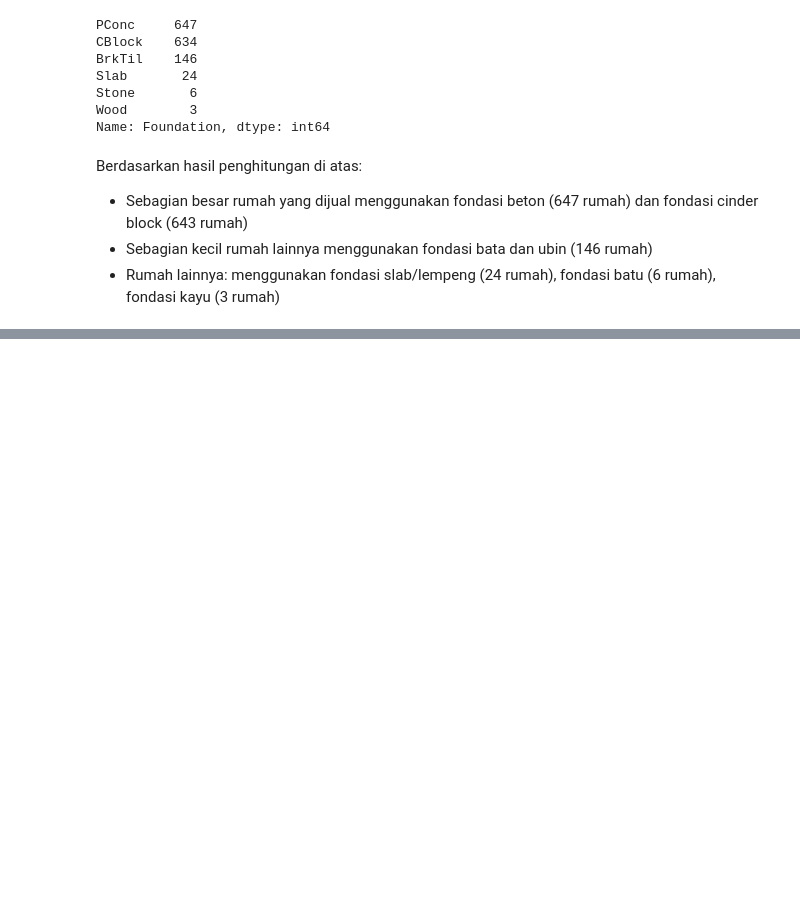
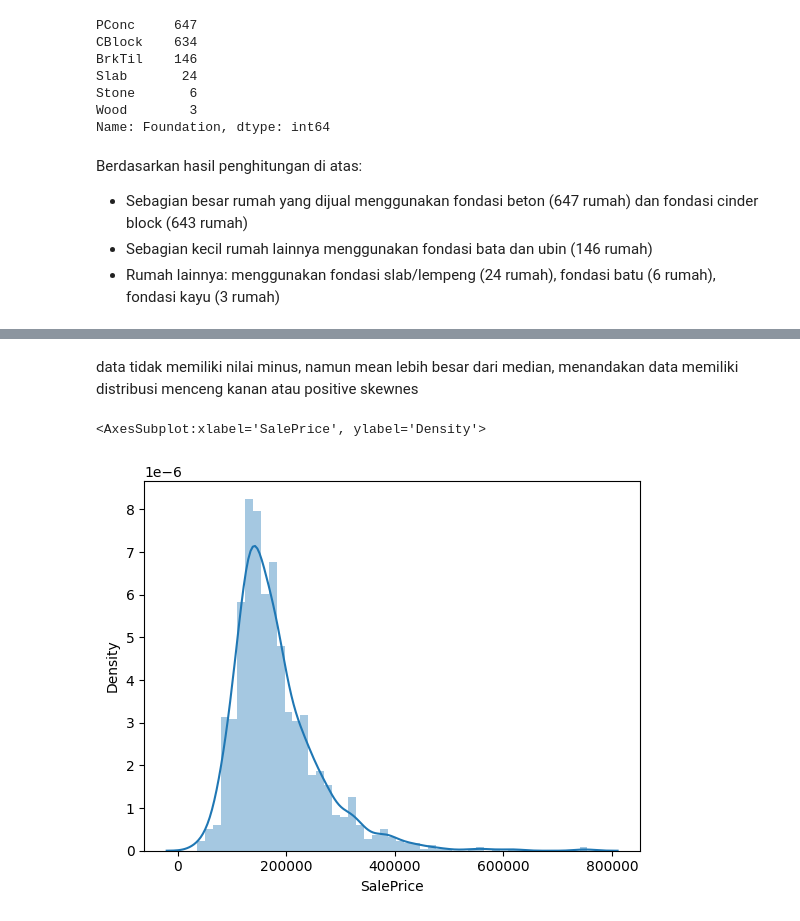
Before and after one commit to rifqinadzori/Basic_Visualization, a Jupyter notebook: Basic_Visual.ipynb, the cells around one changed output, grey strips where cells are left out. Drawn from its saved outputs; the diff is of its cells as text; code cells hidden in the pictures; blank space fills up the shorter version.

```diff
--- a/Basic_Visual.ipynb
+++ b/Basic_Visual.ipynb
@@ -113,0 +116,7 @@ plt.pie(df['Foundation'].value_counts())
+# %% [markdown]
+data tidak memiliki nilai minus, namun mean lebih besar dari median, menandakan data memiliki distribusi menceng kanan atau positive skewnes
+# %%
+sns.distplot(df_new['SalePrice'])
+# %% [output]
+<AxesSubplot:xlabel='SalePrice', ylabel='Density'>
+[figure, added]
```
Also changed, not shown: parts of 13 cells of this notebook.
